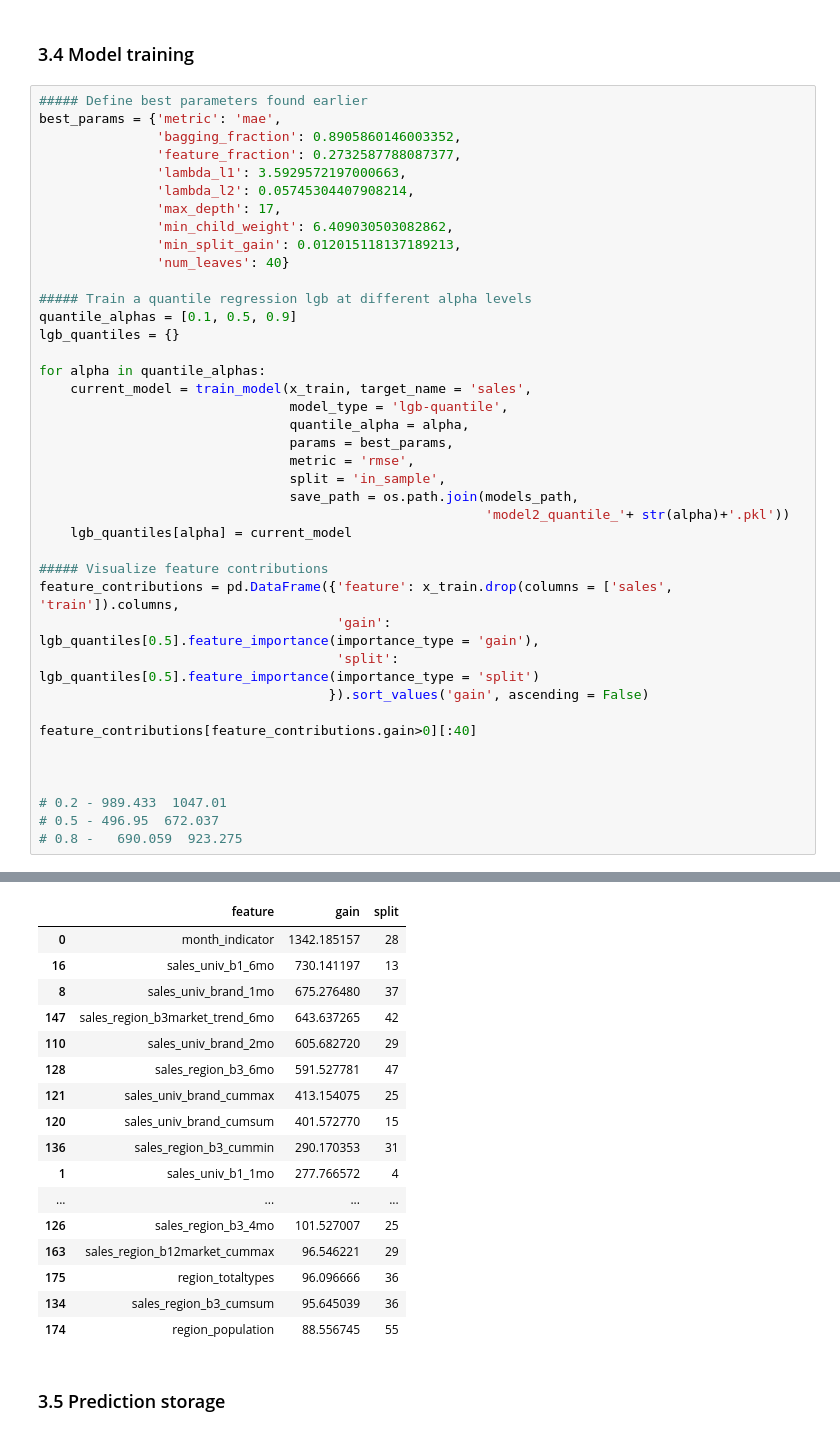
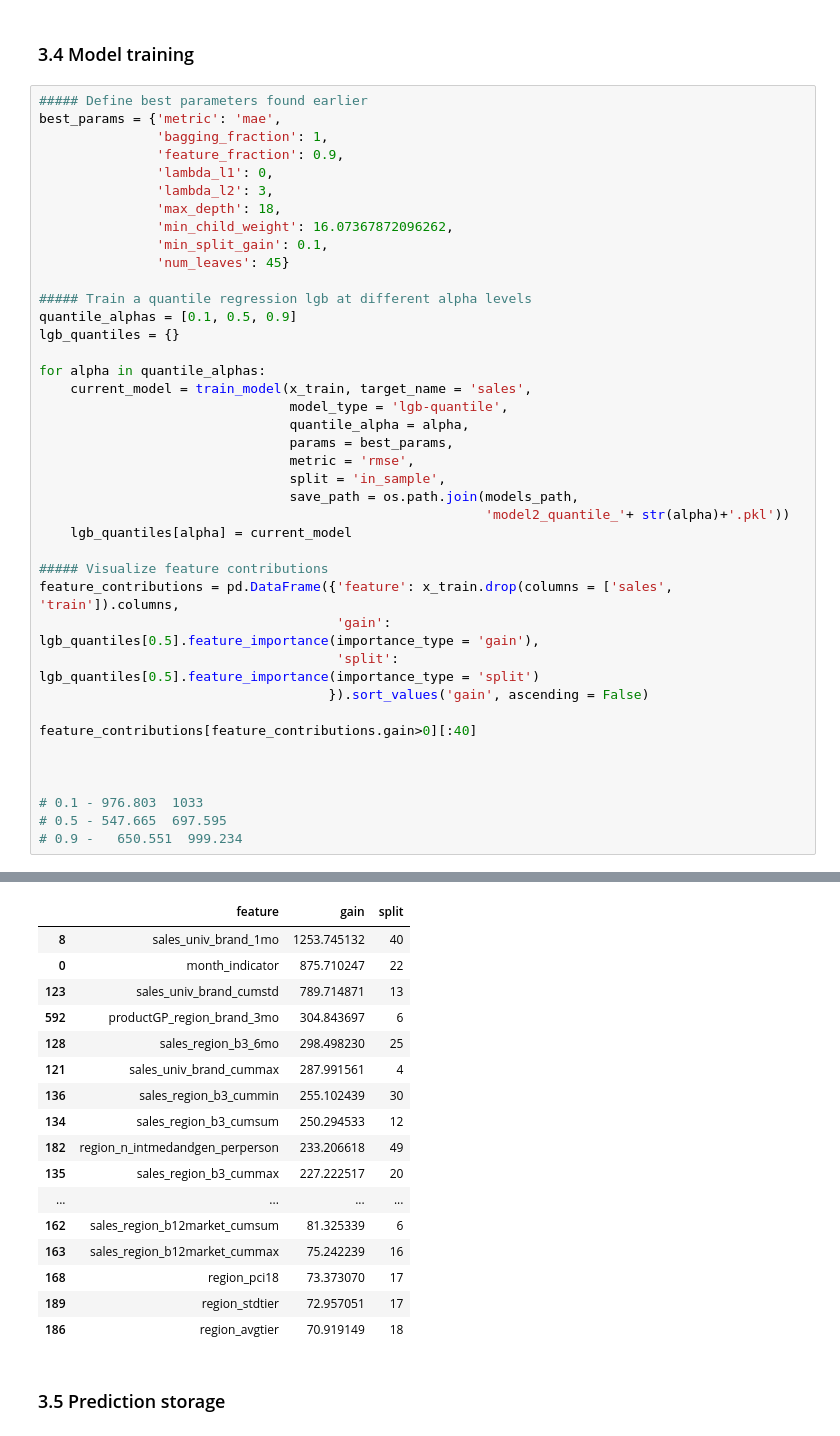
Before and after one commit to Bulbasaurzc/novartis-datathon-2021, a Jupyter notebook: notebooks/3_modelling.ipynb, the cells around one changed output, grey strips where cells are left out. Drawn from its saved outputs; the diff is of its cells as text.

```diff
--- a/notebooks/3_modelling.ipynb
+++ b/notebooks/3_modelling.ipynb
@@ -29,14 +55,14 @@ x_train.drop(columns = 'month', inplace = True)
 # %%
 ##### Define best parameters found earlier
 best_params = {'metric': 'mae',
-               'bagging_fraction': 0.8905860146003352,
-               'feature_fraction': 0.2732587788087377,
-               'lambda_l1': 3.5929572197000663,
-               'lambda_l2': 0.05745304407908214,
-               'max_depth': 17,
-               'min_child_weight': 6.409030503082862,
-               'min_split_gain': 0.012015118137189213,
-               'num_leaves': 40}
+               'bagging_fraction': 1,
+               'feature_fraction': 0.9,
+               'lambda_l1': 0,
+               'lambda_l2': 3,
+               'max_depth': 18,
+               'min_child_weight': 16.07367872096262,
+               'min_split_gain': 0.1,
+               'num_leaves': 45}
 
 ##### Train a quantile regression lgb at different alpha levels
 quantile_alphas = [0.1, 0.5, 0.9]
@@ -63,9 +89,9 @@ feature_contributions[feature_contributions.gain>0][:40]
 
 
 
-# 0.2 - 989.433  1047.01
-# 0.5 - 496.95  672.037
-# 0.8 -   690.059  923.275
+# 0.1 - 976.803  1033
+# 0.5 - 547.665  697.595
+# 0.9 -   650.551  999.234
 # %% [output]
 ####################     training with  4077      ####################
 ####################     validating with  453      ####################
@@ -87,20 +113,20 @@ Early stopping, best iteration is:
 |  | feature | gain | split |
-| 0 | month_indicator | 1342.185157 | 28 |
-| 16 | sales_univ_b1_6mo | 730.141197 | 13 |
-| 8 | sales_univ_brand_1mo | 675.276480 | 37 |
-| 147 | sales_region_b3market_trend_6mo | 643.637265 | 42 |
-| 110 | sales_univ_brand_2mo | 605.682720 | 29 |
-| 128 | sales_region_b3_6mo | 591.527781 | 47 |
-| 121 | sales_univ_brand_cummax | 413.154075 | 25 |
-| 120 | sales_univ_brand_cumsum | 401.572770 | 15 |
-| 136 | sales_region_b3_cummin | 290.170353 | 31 |
-| 1 | sales_univ_b1_1mo | 277.766572 | 4 |
+| 8 | sales_univ_brand_1mo | 1253.745132 | 40 |
+| 0 | month_indicator | 875.710247 | 22 |
+| 123 | sales_univ_brand_cumstd | 789.714871 | 13 |
+| 592 | productGP_region_brand_3mo | 304.843697 | 6 |
+| 128 | sales_region_b3_6mo | 298.498230 | 25 |
+| 121 | sales_univ_brand_cummax | 287.991561 | 4 |
+| 136 | sales_region_b3_cummin | 255.102439 | 30 |
+| 134 | sales_region_b3_cumsum | 250.294533 | 12 |
+| 182 | region_n_intmedandgen_perperson | 233.206618 | 49 |
+| 135 | sales_region_b3_cummax | 227.222517 | 20 |
 | ... | ... | ... | ... |
-| 126 | sales_region_b3_4mo | 101.527007 | 25 |
-| 163 | sales_region_b12market_cummax | 96.546221 | 29 |
-| 175 | region_totaltypes | 96.096666 | 36 |
-| 134 | sales_region_b3_cumsum | 95.645039 | 36 |
-| 174 | region_population | 88.556745 | 55 |
+| 162 | sales_region_b12market_cumsum | 81.325339 | 6 |
+| 163 | sales_region_b12market_cummax | 75.242239 | 16 |
+| 168 | region_pci18 | 73.373070 | 17 |
+| 189 | region_stdtier | 72.957051 | 17 |
+| 186 | region_avgtier | 70.919149 | 18 |
 # %% [markdown]
 ### 3.5 Prediction storage
 # %%
```
Also changed, not shown: parts of 7 cells of this notebook, 8 other files.
